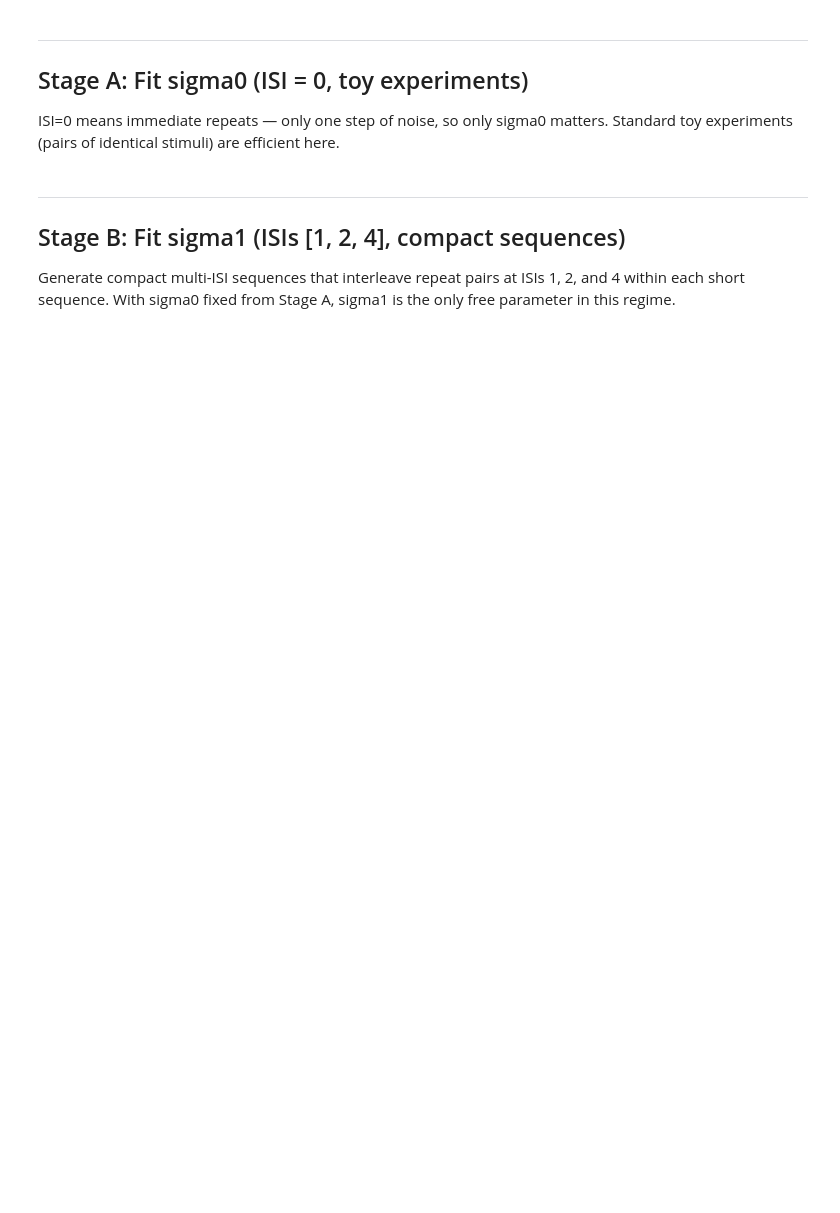
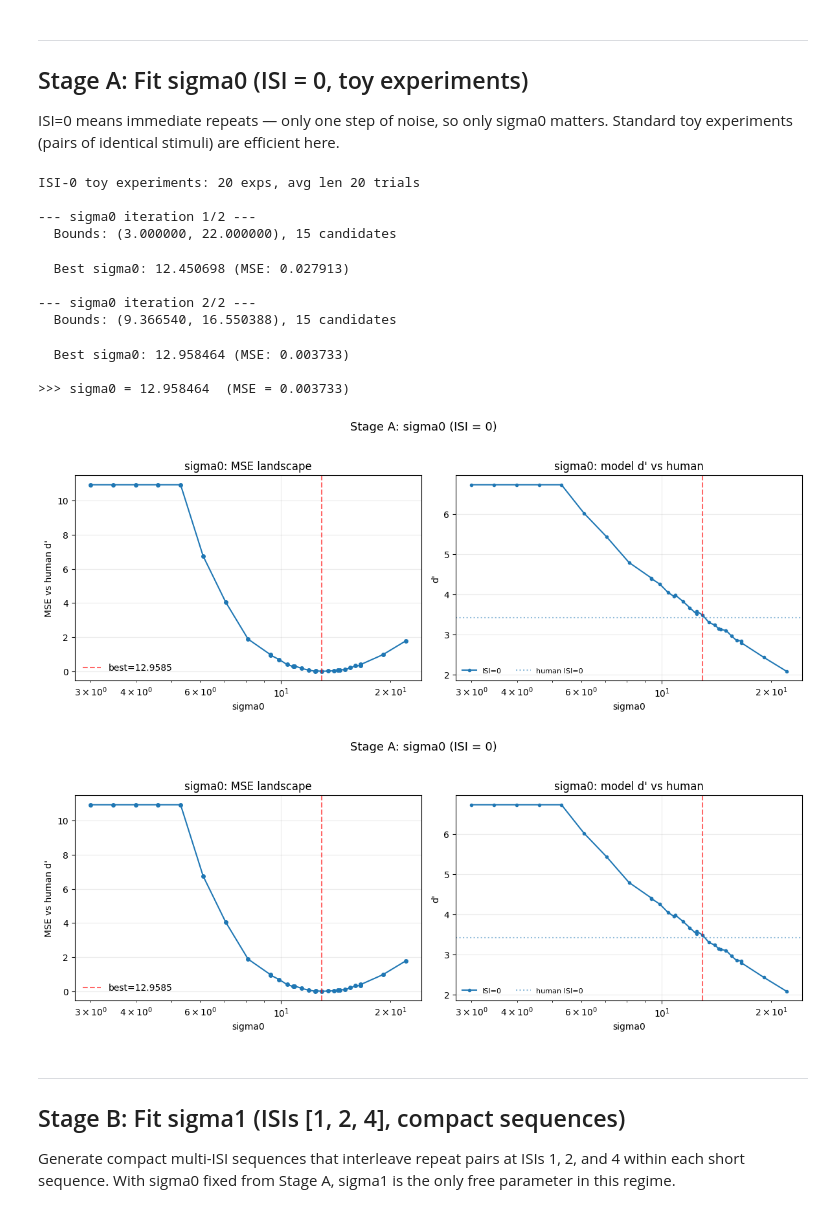
Before and after one commit to bjmedina/memory, a Jupyter notebook: notebooks/2026-02-26_three-stage-compact-fitting.ipynb, the cells around one changed output. Saved outputs shown, nothing was run; the diff lists cells and outputs as text; code cells hidden in the pictures; blank space fills up the shorter version.

```diff
--- a/notebooks/2026-02-26_three-stage-compact-fitting.ipynb
+++ b/notebooks/2026-02-26_three-stage-compact-fitting.ipynb
@@ -153,21 +166,21 @@ def median_pairwise_distance(X, metric="euclidean", n_samples=500, seed=0):
     return float(np.median(pdist(X[idx], metric=metric)))
 
 
-d50 = median_pairwise_distance(X_np, metric="cosine")
+d50 = 1#median_pairwise_distance(X_np, metric="cosine")
 print(f"Median pairwise cosine distance: {d50:.6f}")
 
 param_bounds = {
     "sigma0": (
         noise_cfg["sigma0_min"],
-        noise_cfg["sigma0_max"],
+        22,
     ),
     "sigma1": (
         noise_cfg["sigma1_min"] * d50,
-        noise_cfg["sigma1_max"] * d50,
+        10 * d50,
     ),
     "sigma2": (
         noise_cfg["sigma2_min"] * d50,
-        noise_cfg["sigma2_max"] * d50,
+        1.0 * d50,
     ),
 }
 
@@ -217,34 +255,51 @@ efficient here.
 # %%
 isi0_exps = {
     0: make_toy_experiment_list(
-        stimulus_pool, isi=0, n_experiments=20, k_stimuli=10, seed=0
+        stimulus_pool, isi=0, n_experiments=20, k_stimuli=5, seed=0
     )
 }
 print(f"ISI-0 toy experiments: {len(isi0_exps[0])} exps, "
       f"avg len {np.mean([len(e) for e in isi0_exps[0]]):.0f} trials")
+
+N_REFINE_ITERS = 3
+N_MC = 64
 
 stage_a = fit_sigma_1d(
     run_experiment_fn=run_experiment_scores,
     sigma_name="sigma0",
     sigma_bounds=param_bounds["sigma0"],
     fixed_sigmas={"sigma1": sigma1_init, "sigma2": sigma2_init},
     noise_mode=noise_mode,
     metric=metric,
     X0=X,
     name_to_idx=name_to_idx,
     experiments_by_isi=isi0_exps,
     human_dprimes_by_isi=sigma0_human,
     t_step=t_step,
     n_grid=15,
-    n_mc=32,
-    n_refine_iters=2,
+    n_mc=N_MC,
+    n_refine_iters=N_REFINE_ITERS,
     seed=0,
 )
 
 sigma0_fitted = stage_a["best_sigma"]
 print(f"\n>>> sigma0 = {sigma0_fitted:.6f}  (MSE = {stage_a['best_mse']:.6f})")
 plot_sigma_fit(stage_a, human_dprimes_by_isi=sigma0_human,
                title="Stage A: sigma0 (ISI = 0)")
+# %% [output]
+ISI-0 toy experiments: 20 exps, avg len 20 trials
+
+--- sigma0 iteration 1/2 ---
+  Bounds: (3.000000, 22.000000), 15 candidates
+  Best sigma0: 12.450698 (MSE: 0.027913)
+
+--- sigma0 iteration 2/2 ---
+  Bounds: (9.366540, 16.550388), 15 candidates
+  Best sigma0: 12.958464 (MSE: 0.003733)
+
+>>> sigma0 = 12.958464  (MSE = 0.003733)
+[figure, added]
+[figure, added]
 # %% [markdown]
 ---
 ## Stage B: Fit sigma1 (ISIs [1, 2, 4], compact sequences)
```
Also changed, not shown: parts of 8 cells of this notebook, 3 other files.
